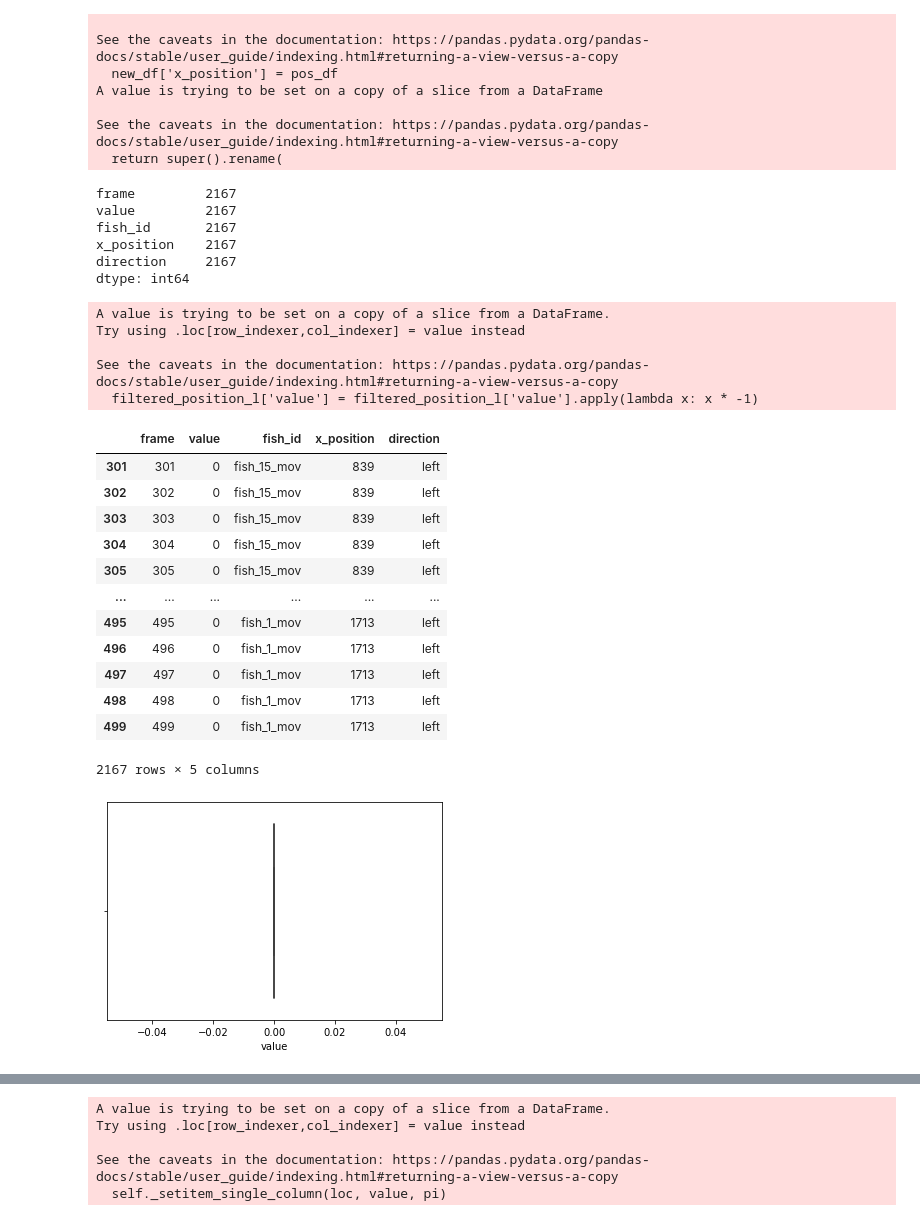
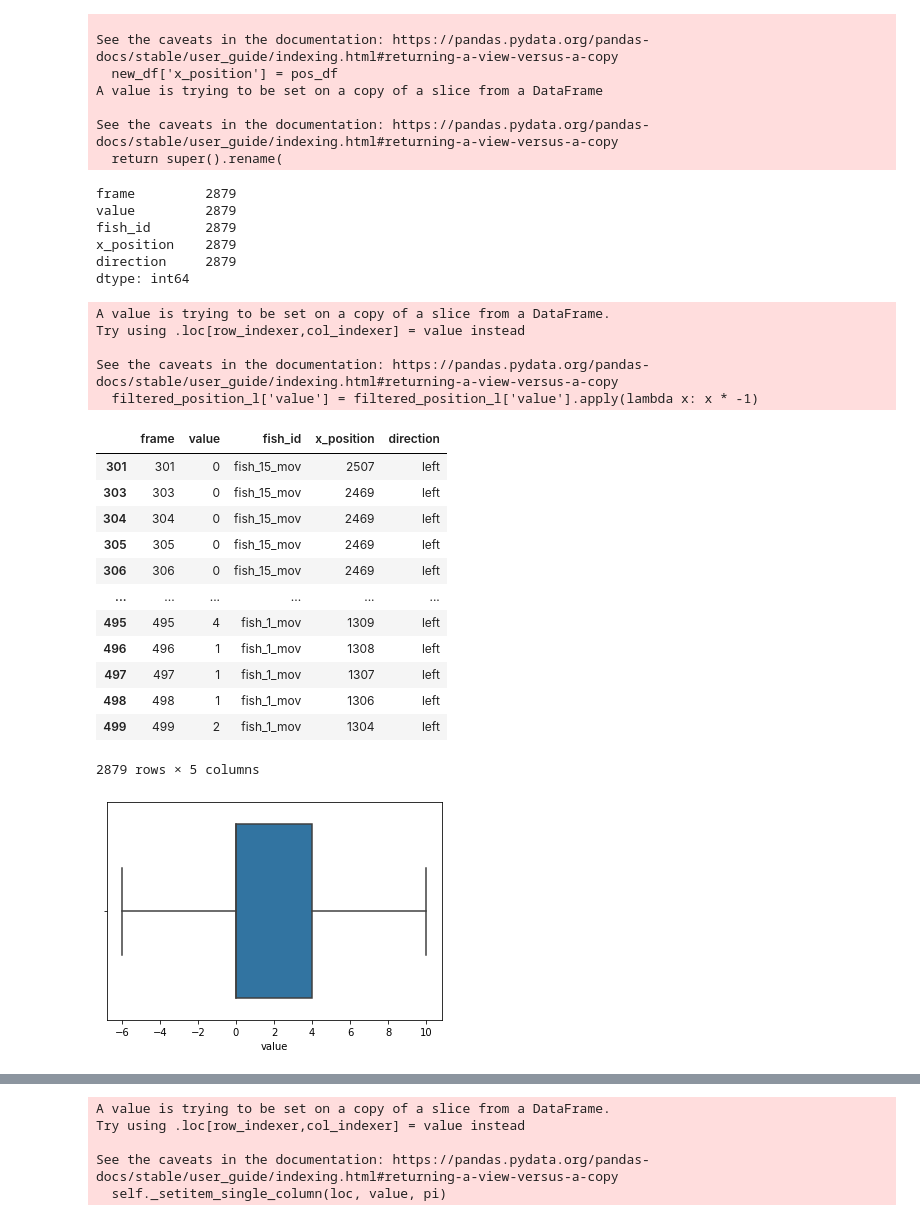
Before and after one commit to marciosferreira/bands_fish, a Jupyter notebook: analyses.ipynb, the cells around one changed output, grey strips where cells are left out. Saved outputs shown, nothing was run; the diff lists cells and outputs as text; code cells hidden in the pictures.

```diff
--- a/analyses.ipynb
+++ b/analyses.ipynb
@@ -1,18 +1,22 @@
 # %%
+
+#20211203_cab_3_MMStack_Default.ome.tif.csv , espessura 40, velocidade 8.6, 100-300, 400-600
+
 #20210921_ip10-1_1_MMStack_Default.ome.tif.csv , expessura 40 , velocidade 6.5, 100-300, 400-600
-#x4
+# #x4
+
+#20210921_ip10-1_9_MMStack_Default.ome.tif.csv, espessura 40, velocidade 6.5, opacidade 30, 100-300, 400-600
+#20211117_HdrR_1_MMStack_Default.ome.tif.csv, espessura  4, velocidade 6.5, 100-300, 400-600
 
 #20211116_HdrR_16_MMStack_Default.ome.tif.csv , espessura 4 , velocidade 6.5, 0-200, 300-500
-#20211203_cab_3_MMStack_Default.ome.tif.csv , espessura 40, velocidade 8.6, 100-300, 400-600
 #20211116_HdrR_18_MMStack_Default.ome.tif.csv, espessura 7, velocidade 6.5, 0-200, 300-500
-#20210921_ip10-1_9_MMStack_Default.ome.tif.csv, espessura 40, velocidade 6.5, opacidade 30, 100-300, 400-600
 #20211116_HdrR_19_MMStack_Default.ome.tif.csv, espessura 4, velocidade 6.5, 0-200, 300-500
-#20211117_HdrR_1_MMStack_Default.ome.tif.csv, espessura  4, velocidade 6.5, 100-300, 400-600
+
 
 start = 0
 velocity = 6.5
 
-file_name = "C:/Users/marci/Documents/projetos_code/bands fish/videos/risa_videos/20211116_HdrR_16_MMStack_Default.ome.tif.csv"
+file_name = "C:/Users/marci/Documents/projetos_code/bands fish/videos/risa_videos/20211116_HdrR_19_MMStack_Default.ome.tif.csv"
 if start == 0:
     r1 = 0
     r2 = 200
@@ -180,14 +184,16 @@ total_l = filtered_l_by_id['fish_id'].unique().count()
 # %%
-filtered_position_l = filtered_position_l.loc[((filtered_position_l['value'] == 0) | (filtered_position_l['value'] < 0))]
-filtered_position_r = filtered_position_r.loc[((filtered_position_r['value'] == 0) | (filtered_position_r['value'] > 0))]
+#filtered_position_l = filtered_position_l.loc[((filtered_position_l['value'] == 0) | (filtered_position_l['value'] < 0))]
+#filtered_position_r = filtered_position_r.loc[((filtered_position_r['value'] == 0) | (filtered_position_r['value'] > 0))]
+#filtered_position_l.loc[filtered_position_l['value'] > 0] = 0
+#filtered_position_r.loc[filtered_position_r['value'] < 0] = 0
 # %%
 filtered_position_l.count()
 # %% [output]
-frame         2167
-value         2167
-fish_id       2167
-x_position    2167
-direction     2167
+frame         2879
+value         2879
+fish_id       2879
+x_position    2879
+direction     2879
 dtype: int64
 # %%
 filtered_position_l['value'] = filtered_position_l['value'].apply(lambda x: x * -1)
@@ -199,22 +205,22 @@ Try using .loc[row_indexer,col_indexer] = value instead
 See the caveats in the documentation: https://pandas.pydata.org/pandas-docs/stable/user_guide/indexing.html#returning-a-view-versus-a-copy
   filtered_position_l['value'] = filtered_position_l['value'].apply(lambda x: x * -1)
 |  | frame | value | fish_id | x_position | direction |
-| 301 | 301 | 0 | fish_15_mov | 839 | left |
-| 302 | 302 | 0 | fish_15_mov | 839 | left |
-| 303 | 303 | 0 | fish_15_mov | 839 | left |
-| 304 | 304 | 0 | fish_15_mov | 839 | left |
-| 305 | 305 | 0 | fish_15_mov | 839 | left |
+| 301 | 301 | 0 | fish_15_mov | 2507 | left |
+| 303 | 303 | 0 | fish_15_mov | 2469 | left |
+| 304 | 304 | 0 | fish_15_mov | 2469 | left |
+| 305 | 305 | 0 | fish_15_mov | 2469 | left |
+| 306 | 306 | 0 | fish_15_mov | 2469 | left |
 | ... | ... | ... | ... | ... | ... |
-| 495 | 495 | 0 | fish_1_mov | 1713 | left |
-| 496 | 496 | 0 | fish_1_mov | 1713 | left |
-| 497 | 497 | 0 | fish_1_mov | 1713 | left |
-| 498 | 498 | 0 | fish_1_mov | 1713 | left |
-| 499 | 499 | 0 | fish_1_mov | 1713 | left |
+| 495 | 495 | 4 | fish_1_mov | 1309 | left |
+| 496 | 496 | 1 | fish_1_mov | 1308 | left |
+| 497 | 497 | 1 | fish_1_mov | 1307 | left |
+| 498 | 498 | 1 | fish_1_mov | 1306 | left |
+| 499 | 499 | 2 | fish_1_mov | 1304 | left |
-2167 rows × 5 columns
+2879 rows × 5 columns
 # %%
-ax = sns.boxplot(x=filtered_position_r['value'], showfliers=False)
+ax = sns.boxplot(x=filtered_position_l['value'], showfliers=False)
 # %% [output]
-[figure, old version]
+[figure, new version]
 # %%
 l_grouped = filtered_position_l.groupby(['fish_id'])
 l_grouped_min = l_grouped['x_position'].min()
```
Also changed, not shown: parts of 28 cells of this notebook, 2 other files.
